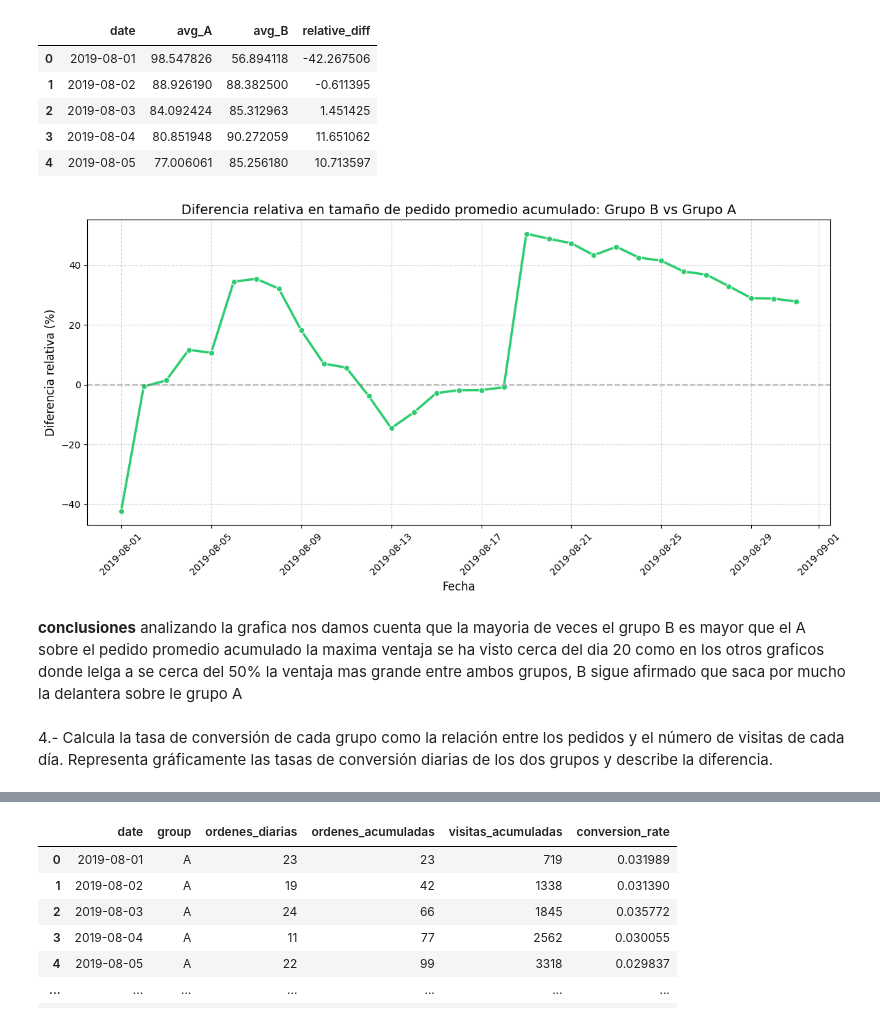
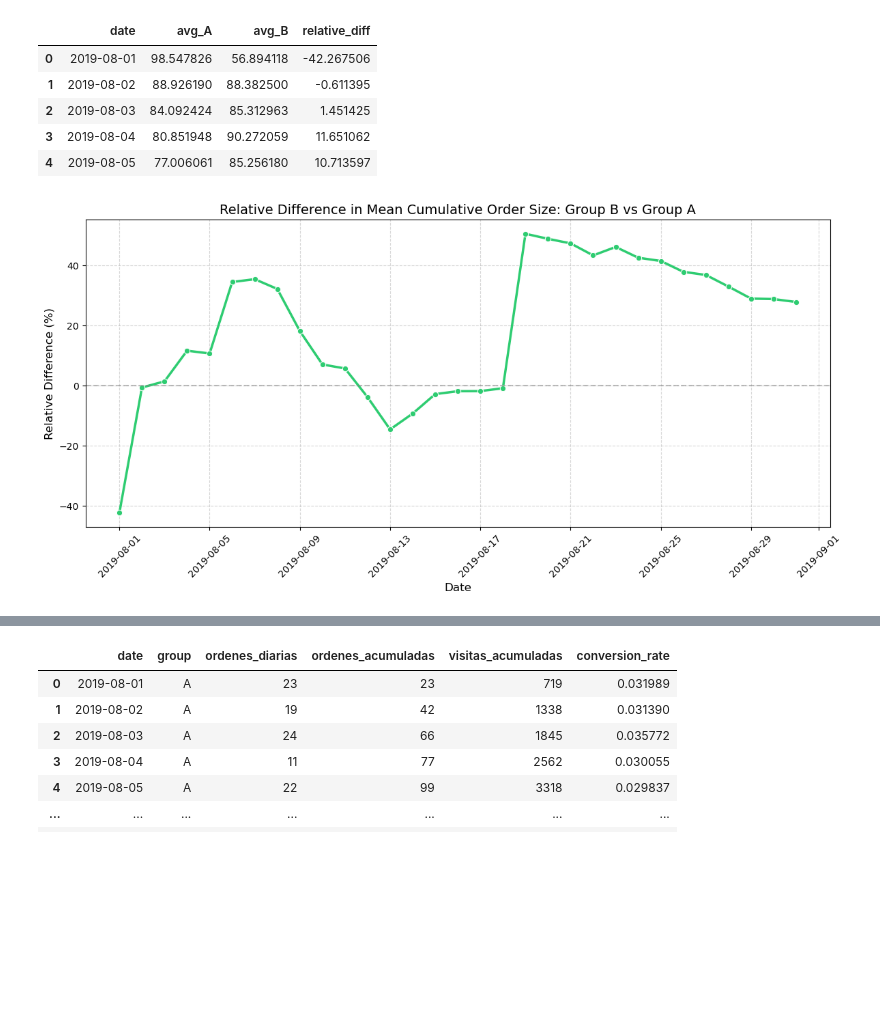
Before and after one commit to reytaquito/ecommerce-AB-test-analysis, a Jupyter notebook: notebook.ipynb, the cells around one changed output, grey strips where cells are left out. Cells and saved outputs as stored; diff of their text form; code cells hidden in the pictures; blank space fills up the shorter version.

```diff
--- a/notebook.ipynb
+++ b/notebook.ipynb
@@ -11,7 +76,6 @@ from datetime import timedelta
 from scipy.stats import mannwhitneyu
 from statsmodels.stats.proportion import proportions_ztest
 # %%
-#cargar y guardar datasets
-hypotheses = pd.read_csv('/datasets/hypotheses_us.csv', sep=';')
-orders = pd.read_csv('/datasets/orders_us.csv')
-visits = pd.read_csv('/datasets/visits_us.csv')
+hypotheses = pd.read_csv('datasets/hypotheses_us.csv')
+orders = pd.read_csv('datasets/orders_us.csv')
+visits = pd.read_csv('datasets/visits_us.csv')
@@ -318,26 +382,23 @@ comparison.head()
 # %%
 plt.figure(figsize=(12, 6))
 sns.lineplot(
     data=comparison,
     x="date",
     y="relative_diff",
     color="#2ecc71",
     marker="o",
     linewidth=2.5
 )
 
 
 plt.axhline(0, color="gray", linestyle="--", alpha=0.5)
 
-plt.title("Diferencia relativa en tamaño de pedido promedio acumulado: Grupo B vs Grupo A", fontsize=14)
-plt.xlabel("Fecha", fontsize=12)
-plt.ylabel("Diferencia relativa (%)", fontsize=12)
+plt.title("Relative Difference in Mean Cumulative Order Size: Group B vs Group A", fontsize=14)
+plt.xlabel("Date", fontsize=12)
+plt.ylabel("Relative Difference (%)", fontsize=12)
 plt.grid(True, linestyle="--", alpha=0.5)
 plt.xticks(rotation=45)
 plt.tight_layout()
+plt.show()
 # %% [output]
-[figure, old version]
+[figure, new version]
-# %% [markdown]
-**conclusiones** analizando la grafica nos damos cuenta que la mayoria de veces el grupo B es mayor que el A sobre el pedido promedio acumulado la maxima ventaja se ha visto cerca del dia 20 como en los otros graficos donde lelga a se cerca del 50% la ventaja mas grande entre ambos grupos, B sigue afirmado que saca por mucho la delantera sobre le grupo A
-# %% [markdown]
-4.- Calcula la tasa de conversión de cada grupo como la relación entre los pedidos y el número de visitas de cada día. Representa gráficamente las tasas de conversión diarias de los dos grupos y describe la diferencia.
```
Also changed, not shown: parts of 86 cells of this notebook.
